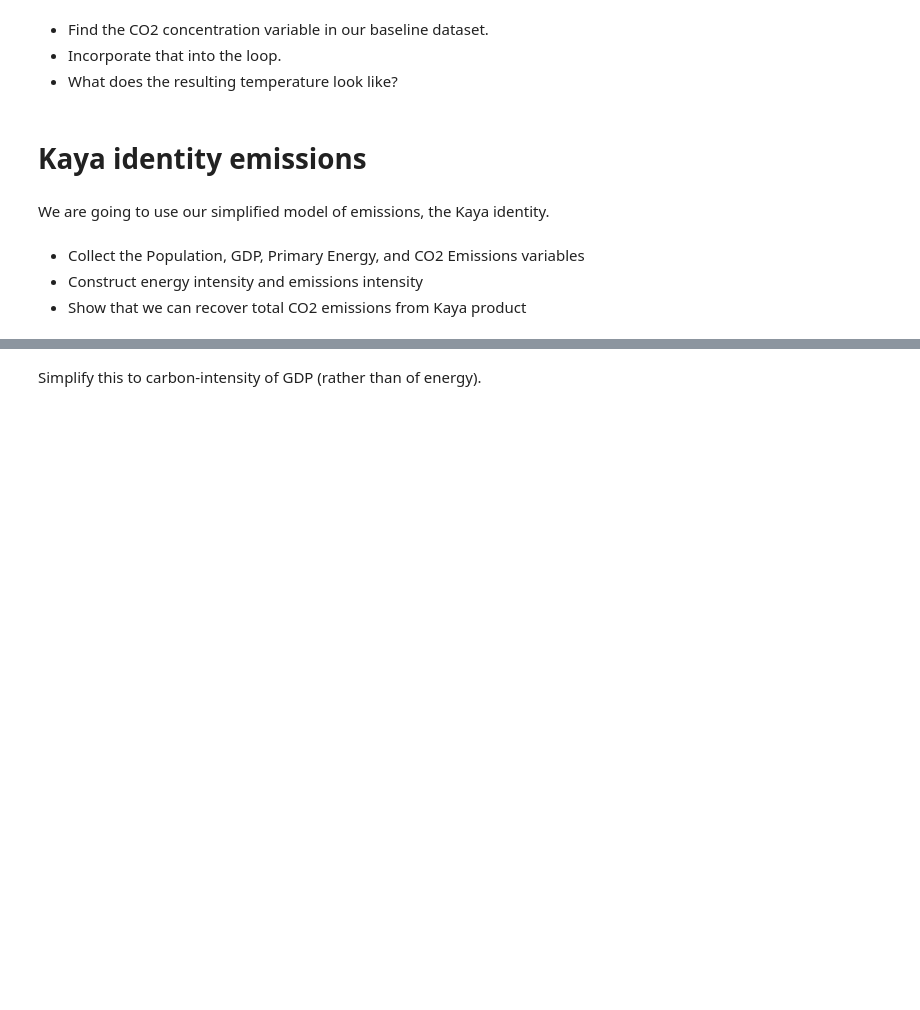
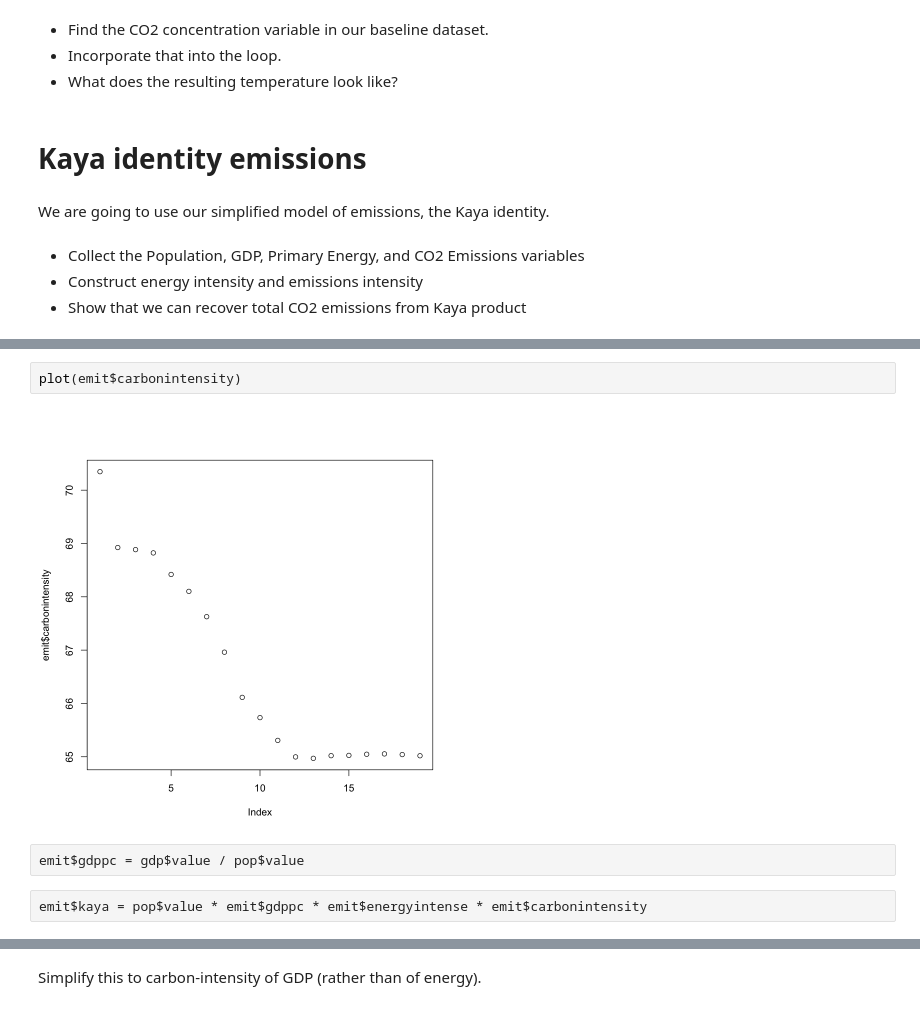
Before and after one commit to jrising/ccecon2025, a Jupyter notebook: Lab 4 - Integrated Assessment.ipynb, the cells around one changed output, grey strips where cells are left out. Saved outputs shown, nothing was run; the diff lists cells and outputs as text; blank space fills up the shorter version.

```diff
--- a/Lab 4 - Integrated Assessment.ipynb
+++ b/Lab 4 - Integrated Assessment.ipynb
@@ -96,0 +203,8 @@ We are going to use our simplified model of emissions, the Kaya identity.
+# %%
+plot(emit$carbonintensity)
+# %% [output]
+[figure, added]
+# %%
+emit$gdppc = gdp$value / pop$value
+# %%
+emit$kaya = pop$value * emit$gdppc * emit$energyintense * emit$carbonintensity
```
Also changed, not shown: parts of 26 cells of this notebook, 1 other file.
